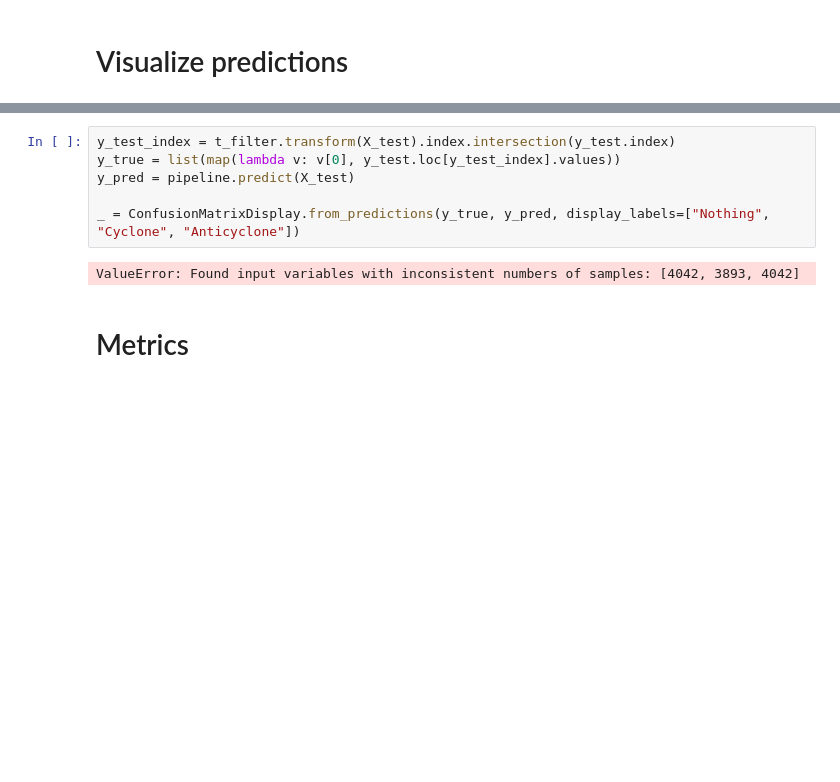
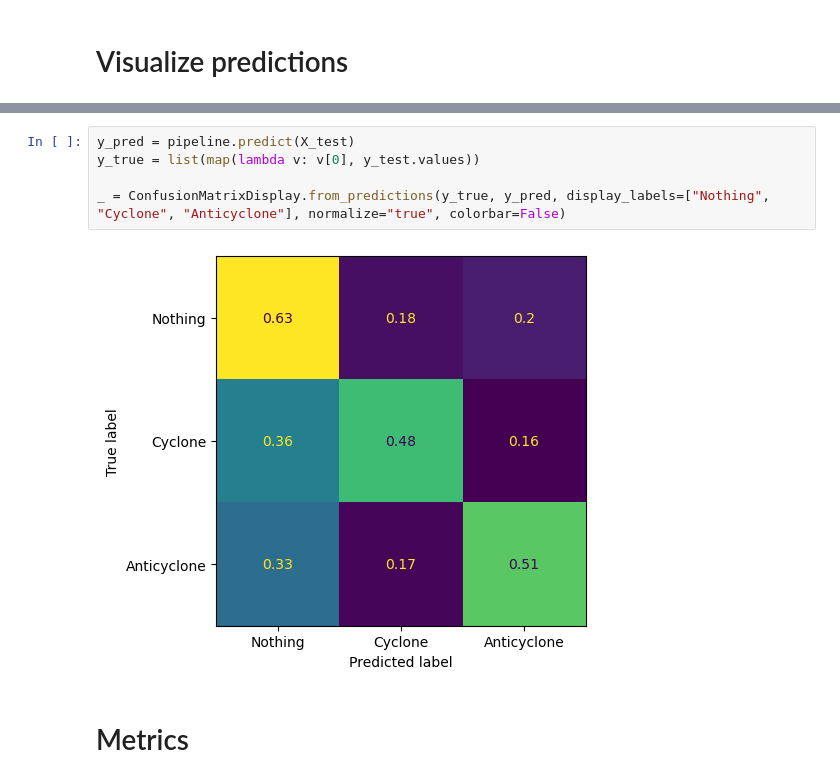
Before and after one commit to jonassterud/OCES5303_A3, a Jupyter notebook: ass3_oces5303_21335836.ipynb, the cells around one changed output, grey strips where cells are left out. Drawn from its saved outputs; the diff is of its cells as text; blank space fills up the shorter version.

```diff
--- a/ass3_oces5303_21335836.ipynb
+++ b/ass3_oces5303_21335836.ipynb
@@ -757,11 +738,10 @@ Index([   0,    1,    2,    3,    4,    5,    6,    7,    8,    9,
 # %%
-y_test_index = t_filter.transform(X_test).index.intersection(y_test.index)
-y_true = list(map(lambda v: v[0], y_test.loc[y_test_index].values))
 y_pred = pipeline.predict(X_test)
+y_true = list(map(lambda v: v[0], y_test.values))
 
-_ = ConfusionMatrixDisplay.from_predictions(y_true, y_pred, display_labels=["Nothing", "Cyclone", "Anticyclone"])
+_ = ConfusionMatrixDisplay.from_predictions(y_true, y_pred, display_labels=["Nothing", "Cyclone", "Anticyclone"], normalize="true", colorbar=False)
 # %% [output]
-ValueError: Found input variables with inconsistent numbers of samples: [4042, 3893, 4042]
+[figure, added]
 # %% [markdown]
 # Metrics
 # %%
```
Also changed, not shown: parts of 24 cells of this notebook, 2 other files.
